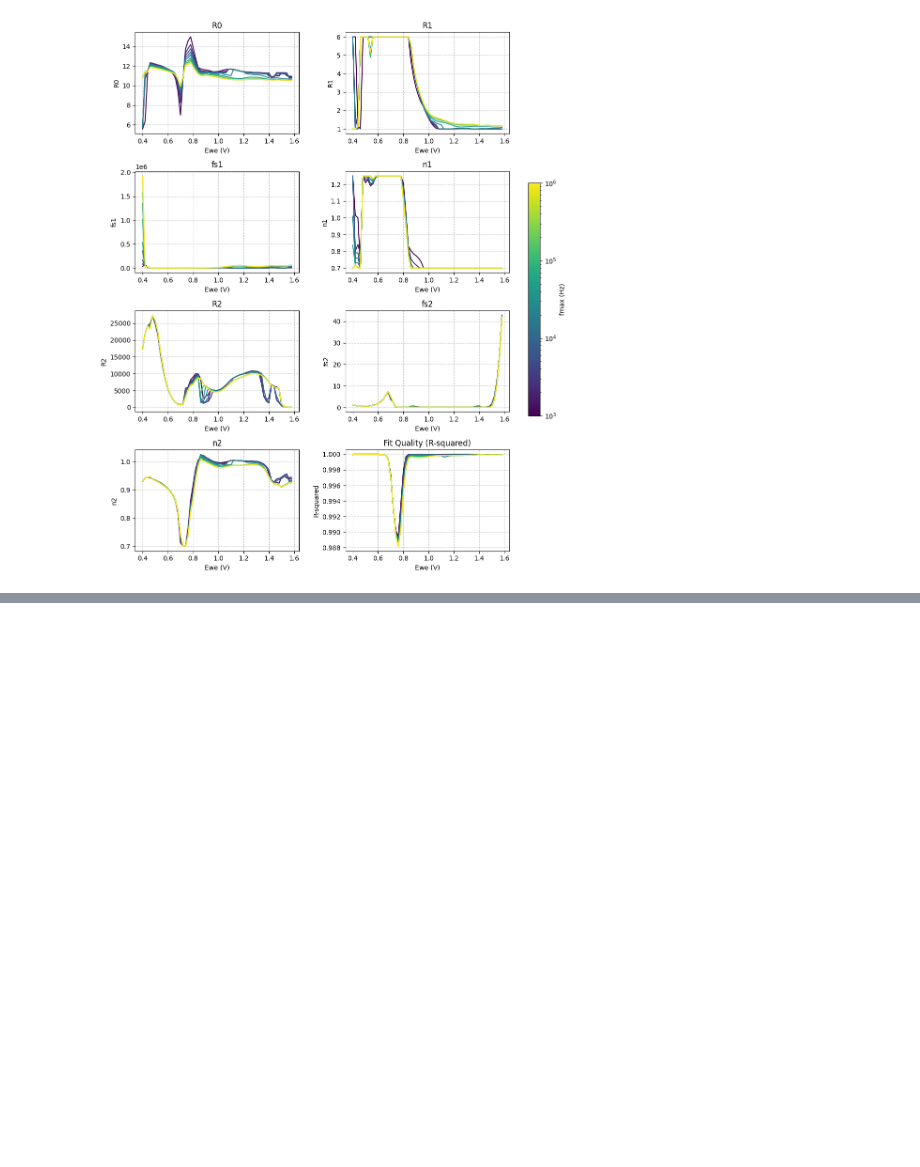
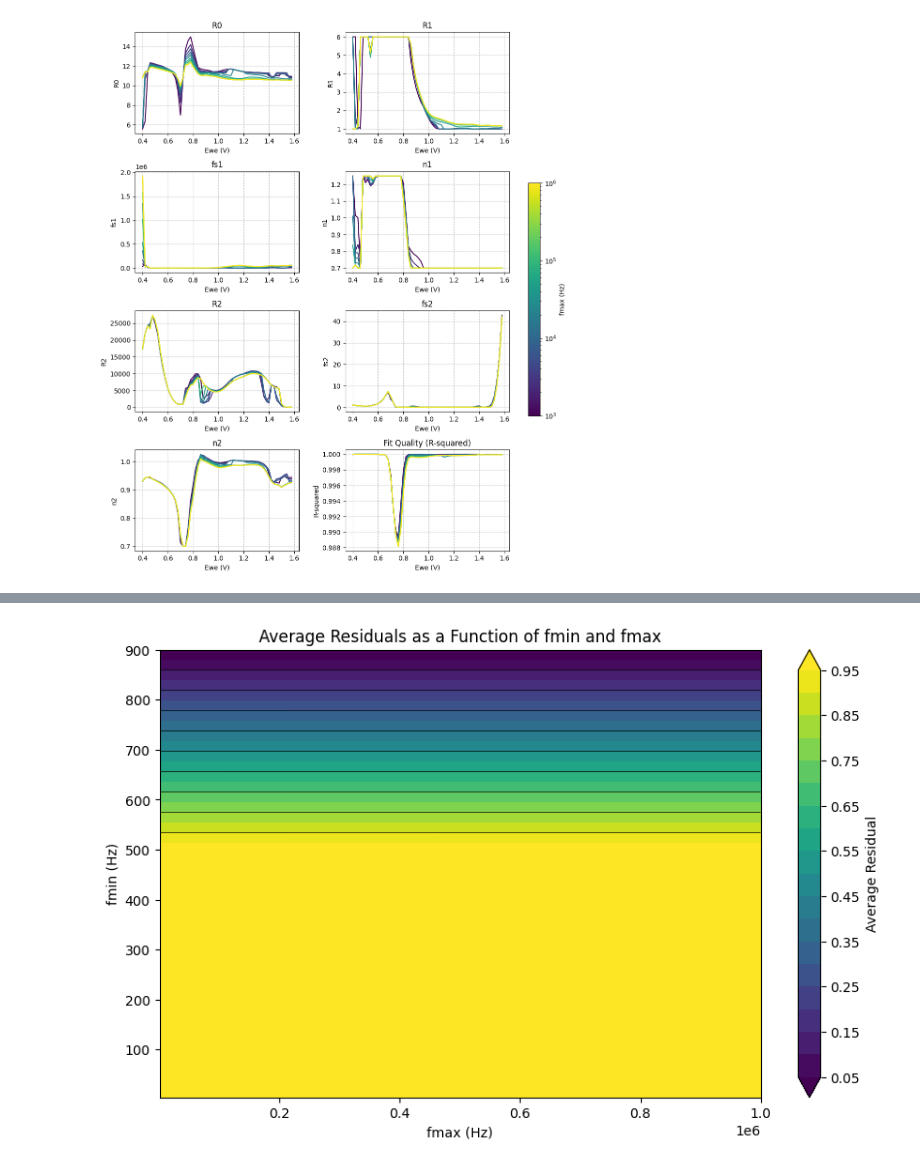
Before and after one commit to raulgarciadiez/EIS_HIROF, a Jupyter notebook: test_classes_EIS.ipynb, the cells around one changed output, grey strips where cells are left out. Saved outputs shown, nothing was run; the diff lists cells and outputs as text; code cells hidden in the pictures; blank space fills up the shorter version.

Commit message:
fmin and fmax mesh

```diff
--- a/test_classes_EIS.ipynb
+++ b/test_classes_EIS.ipynb
@@ -362,0 +469,20 @@ plt.show()
+# %%
+import numpy as np
+import matplotlib.pyplot as plt
+from matplotlib import cm
+from matplotlib.colors import Normalize
+
+plt.figure(figsize=(10, 6))
+X, Y = np.meshgrid(fmax_values, fmin_values)  # Create a meshgrid for fmin and fmax
+contour = plt.contourf(X, Y, avg_residuals, levels=20, cmap='viridis', extend='both')
+plt.colorbar(contour, label='Average Residual')
+plt.xlabel('fmax (Hz)')
+plt.ylabel('fmin (Hz)')
+plt.title('Average Residuals as a Function of fmin and fmax')
+
+# Optional: Overlay contour lines
+plt.contour(X, Y, avg_residuals, levels=10, colors='black', linewidths=0.5)
+
+plt.show()
+# %% [output]
+[figure, added]
```
Also changed, not shown: parts of 3 cells of this notebook, 1 other file.
